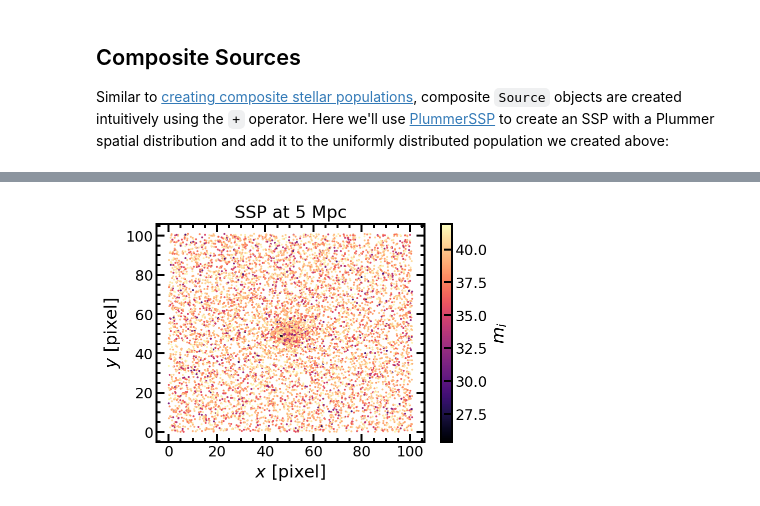
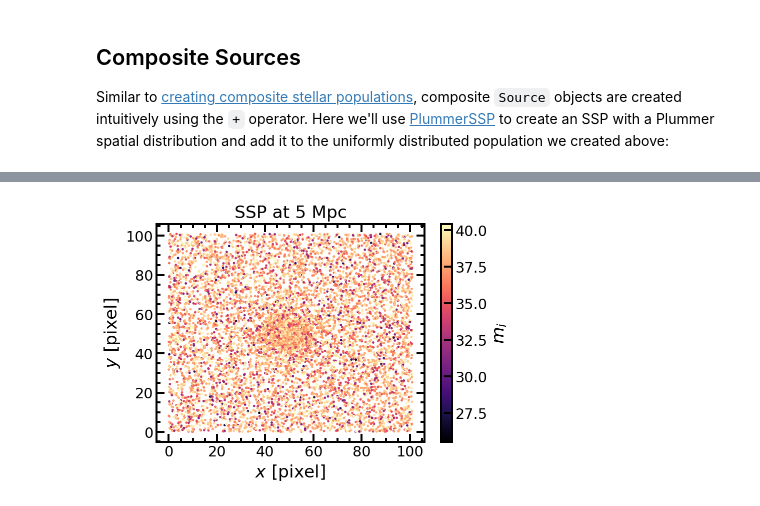
Before and after one commit to ArtificialStellarPopulations/ArtPop, a Jupyter notebook: docs/tutorials/source.ipynb, the cells around one changed output, grey strips where cells are left out. Cells and saved outputs as stored; diff of their text form; code cells hidden in the pictures.

```diff
--- a/docs/tutorials/source.ipynb
+++ b/docs/tutorials/source.ipynb
@@ -132,19 +131,20 @@ distance = 5 * u.Mpc
 
 # create ssp distributed uniformly in space
 src_uniform = artpop.UniformSSP(
-    log_age = 9,           # log of age in years
-    feh = -1,              # metallicity [Fe/H]
-    phot_system = 'LSST',  # photometric system(s)
-    distance = distance,   # distance to system
-    xy_dim = 101,          # image dimension (101, 101)
-    sb = 24,               # surface brightness (SB)
-    sb_bandpass='LSST_i',  # band pass to calculate SB
+    log_age = 9,          # log of age in years
+    feh = -1,             # metallicity [Fe/H]
+    phot_system = 'LSST', # photometric system(s)
+    distance = distance,  # distance to system
+    xy_dim = 101,         # image dimension (101, 101)
+    sb = 24,              # surface brightness (SB)
+    sb_bandpass='LSST_i', # band pass to calculate SB
+    random_state = rng,   # random state for reproducibility
 )
 
 # plot positions with symbols colored by i-band mags
 idx = rng.choice(np.arange(src_uniform.num_stars), 5000, replace=False)
 plt.scatter(src_uniform.x[idx], src_uniform.y[idx], s=4,
-            c=src.mags['LSST_i'][idx], cmap='magma')
+            c=src_uniform.mags['LSST_i'][idx], cmap='magma')
 
 cbar = plt.colorbar()
 cbar.ax.set_ylabel('$m_i$')
@@ -161,13 +161,14 @@ Similar to [creating composite stellar populations](pops.ipynb#Composite-Stellar
 # %%
 # create ssp distributed uniformly in space
 src_plummer = artpop.PlummerSSP(
-    log_age = 10.1,             # log of age in years
-    feh = -1.5,                 # metallicity [Fe/H]
-    scale_radius = 10 * u.pc,   # effective radius
-    num_stars = 5e5,            # number of stars
-    phot_system = 'LSST',       # photometric system(s)
-    distance = distance,        # distance to system
-    xy_dim = 101                # image dimension (101, 101)
+    log_age = 10.1,           # log of age in years
+    feh = -1.5,               # metallicity [Fe/H]
+    scale_radius = 20 * u.pc, # effective radius
+    num_stars = 5e5,          # number of stars
+    phot_system = 'LSST',     # photometric system(s)
+    distance = distance,      # distance to system
+    xy_dim = 101,             # image dimension (101, 101)
+    random_state = rng,       # random state for reproducibility
 )
 
 # add sources together
@@ -175,8 +176,8 @@ composite_src = src_uniform + src_plummer
 
 # plot positions with symbols colored by i-band mags
 idx = rng.choice(np.arange(composite_src.num_stars), int(1e4), replace=False)
-plt.scatter(composite_src.x[idx], composite_src.y[idx], s=1,
-            c=src.mags['LSST_i'][idx], cmap='magma')
+plt.scatter(composite_src.x[idx], composite_src.y[idx], s=2,
+            c=composite_src.mags['LSST_i'][idx], cmap='magma')
 
 cbar = plt.colorbar()
 cbar.ax.set_ylabel('$m_i$')
@@ -189 +190 @@ WARNING: 633 stars outside the image
-[figure, old version]
+[figure, new version]
```
Also changed, not shown: parts of 9 cells of this notebook, 4 other files.
